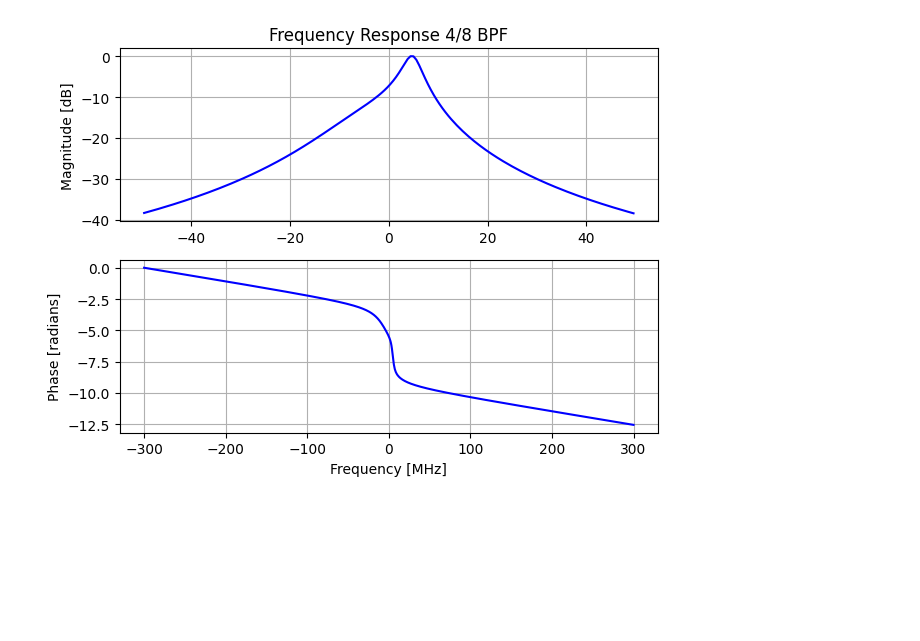
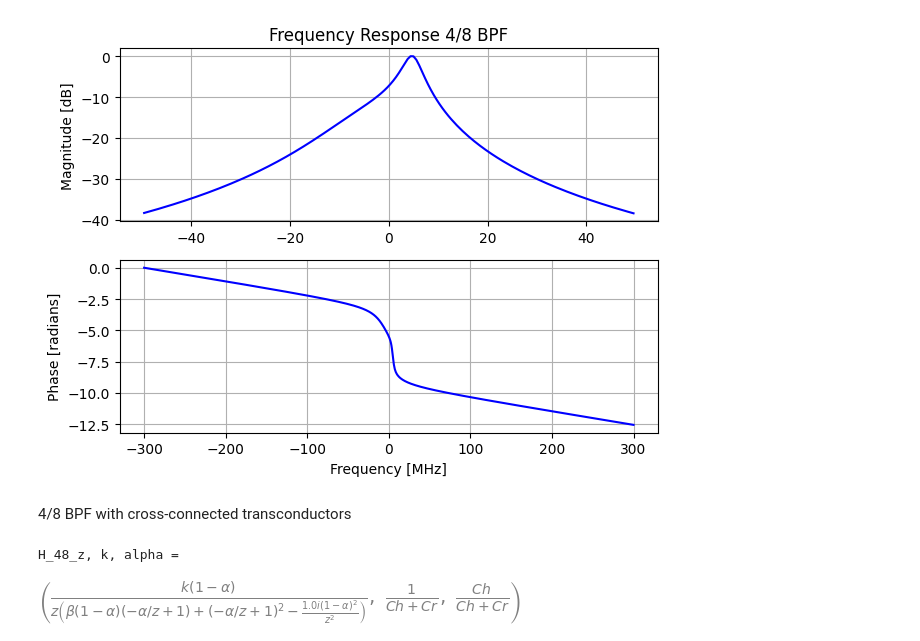
Before and after one commit to arthurmorbach/dt-filters, a Jupyter notebook: fResponse.ipynb, the cells around one changed output. Saved outputs shown, nothing was run; the diff lists cells and outputs as text; code cells hidden in the pictures; blank space fills up the shorter version.

Commit message:
4/8 BPF with cross-connected transconductors added

```diff
--- a/fResponse.ipynb
+++ b/fResponse.ipynb
@@ -197,3 +197,18 @@ plt.grid()
 plt.tight_layout()
 # %% [output]
 [figure]
+# %% [markdown]
+4/8 BPF with cross-connected transconductors
+# %%
+z = sympy.symbols('z')
+
+beta, k, alpha, j, Ch, Cr = sympy.symbols('beta, k, alpha, j, Ch, Cr')
+H_48_cc_z = (k * (1 - alpha) * z**-1) / (((1 - alpha*z**(-1))**2) + (((1 - alpha * z**-1) * (1 - alpha))*beta) - (((1 - alpha)**2)) * 1j * z**-2)
+k = 1 / (Ch + Cr)
+alpha = Ch / (Ch + Cr)
+
+print('H_48_z, k, alpha = ')
+H_48_cc_z, k, alpha
+# %% [output]
+H_48_z, k, alpha =
+[figure, added]
```
Also changed, not shown: parts of 10 cells of this notebook.
